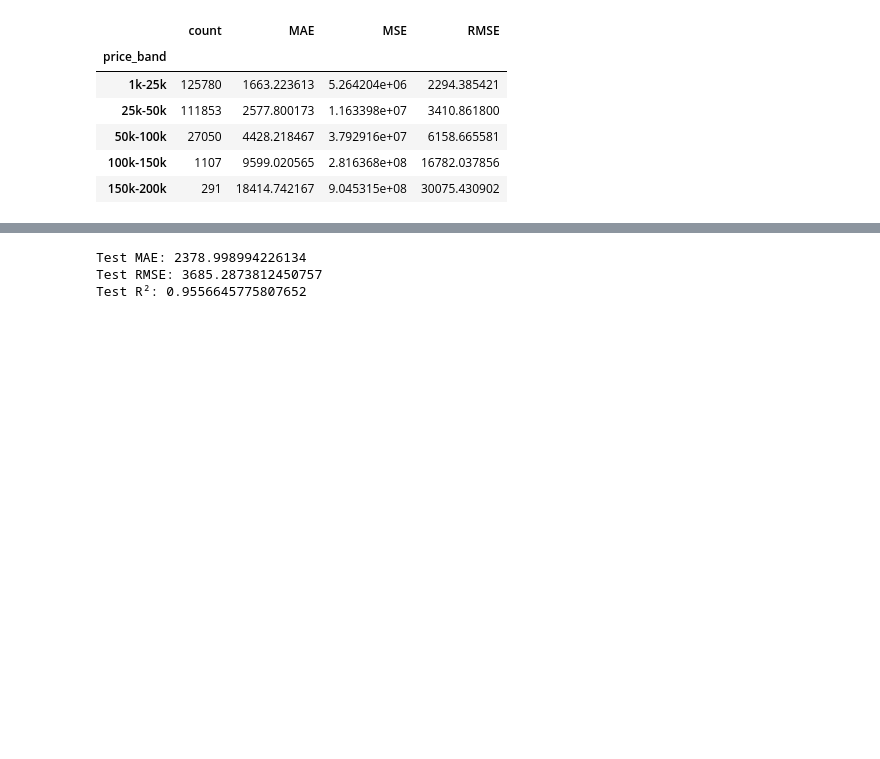
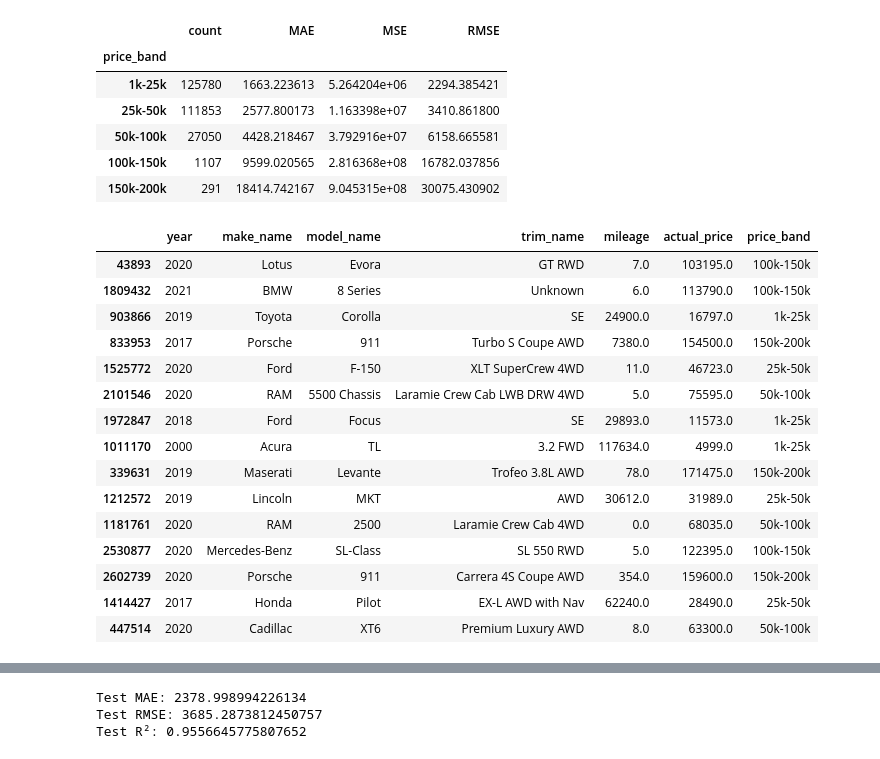
Before and after one commit to CaseyKiiza2026/vehicle-valuation-platform, a Jupyter notebook: notebooks/06_v1_models.ipynb, the cells around one changed output, grey strips where cells are left out. Cells and saved outputs as stored; diff of their text form; code cells hidden in the pictures; blank space fills up the shorter version.

Commit message:
Added a test_example demo

```diff
--- a/notebooks/06_v1_models.ipynb
+++ b/notebooks/06_v1_models.ipynb
@@ -446,3 +446,63 @@ X_test_v1 = X_test.loc[test_mask]
 y_test_v1 = y_test.loc[test_mask]
 # %%
 X_test_processed = preprocessor.transform(X_test_v1)
+# %%
+labels = ["1k-25k", "25k-50k", "50k-100k", "100k-150k", "150k-200k"]
+
+y_test = y_test_v1.squeeze()
+
+test_price_bands = pd.cut(
+    y_test,
+    bins=[1000, 25000, 50000, 100000, 150000, 200000],
+    labels=labels,
+    include_lowest=True
+)
+
+selected_indices = []
+
+for band in labels:
+    band_indices = test_price_bands[test_price_bands == band].index
+
+    sampled_indices = (
+        band_indices.to_series()
+        .sample(n=3, random_state=42)
+        .tolist()
+    )
+
+    selected_indices.extend(sampled_indices)
+
+demo_examples = X_test_v1.loc[selected_indices].copy()
+demo_examples["actual_price"] = y_test.loc[selected_indices]
+demo_examples["price_band"] = test_price_bands.loc[selected_indices].astype(str)
+
+# Shuffle their displayed order
+demo_examples = demo_examples.sample(frac=1, random_state=42)
+
+demo_examples[
+    [
+        "year",
+        "make_name",
+        "model_name",
+        "trim_name",
+        "mileage",
+        "actual_price",
+        "price_band"
+    ]
+]
+# %% [output]
+|  | year | make_name | model_name | trim_name | mileage | actual_price | price_band |
+| 43893 | 2020 | Lotus | Evora | GT RWD | 7.0 | 103195.0 | 100k-150k |
+| 1809432 | 2021 | BMW | 8 Series | Unknown | 6.0 | 113790.0 | 100k-150k |
+| 903866 | 2019 | Toyota | Corolla | SE | 24900.0 | 16797.0 | 1k-25k |
+| 833953 | 2017 | Porsche | 911 | Turbo S Coupe AWD | 7380.0 | 154500.0 | 150k-200k |
+| 1525772 | 2020 | Ford | F-150 | XLT SuperCrew 4WD | 11.0 | 46723.0 | 25k-50k |
+| 2101546 | 2020 | RAM | 5500 Chassis | Laramie Crew Cab LWB DRW 4WD | 5.0 | 75595.0 | 50k-100k |
+| 1972847 | 2018 | Ford | Focus | SE | 29893.0 | 11573.0 | 1k-25k |
+| 1011170 | 2000 | Acura | TL | 3.2 FWD | 117634.0 | 4999.0 | 1k-25k |
+| 339631 | 2019 | Maserati | Levante | Trofeo 3.8L AWD | 78.0 | 171475.0 | 150k-200k |
+| 1212572 | 2019 | Lincoln | MKT | AWD | 30612.0 | 31989.0 | 25k-50k |
+| 1181761 | 2020 | RAM | 2500 | Laramie Crew Cab 4WD | 0.0 | 68035.0 | 50k-100k |
+| 2530877 | 2020 | Mercedes-Benz | SL-Class | SL 550 RWD | 5.0 | 122395.0 | 100k-150k |
+| 2602739 | 2020 | Porsche | 911 | Carrera 4S Coupe AWD | 354.0 | 159600.0 | 150k-200k |
+| 1414427 | 2017 | Honda | Pilot | EX-L AWD with Nav | 62240.0 | 28490.0 | 25k-50k |
+| 447514 | 2020 | Cadillac | XT6 | Premium Luxury AWD | 8.0 | 63300.0 | 50k-100k |
```
Also changed, not shown: parts of 1 cell of this notebook, 2 other files.
